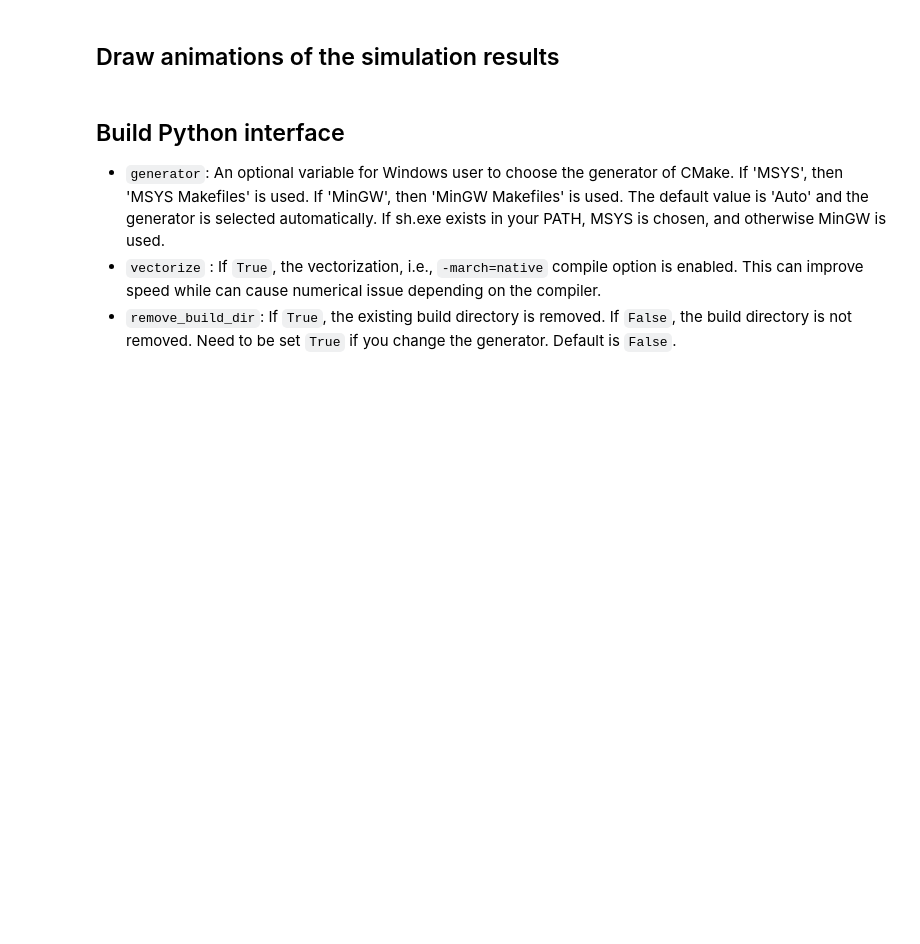
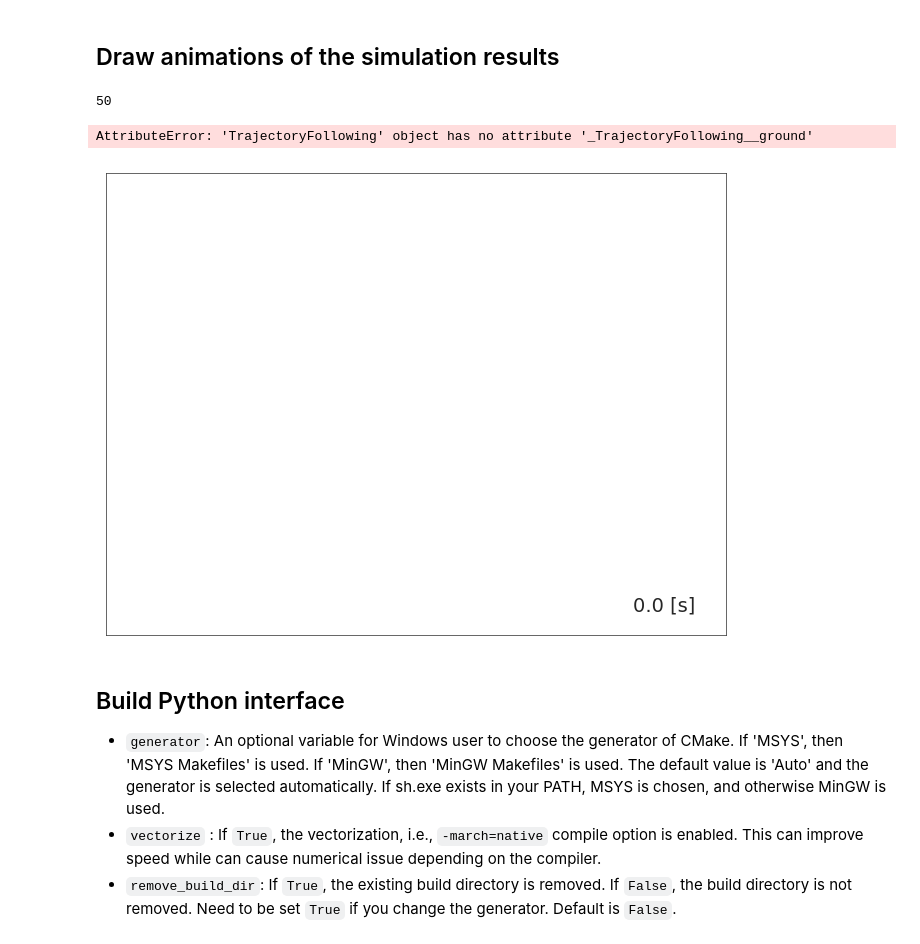
Before and after one commit to kyoichi-sugahara/autogenu-jupyter, a Jupyter notebook: trajectory_following.ipynb, the cells around one changed output. Saved outputs shown, nothing was run; the diff lists cells and outputs as text; code cells hidden in the pictures; blank space fills up the shorter version.

```diff
--- a/trajectory_following.ipynb
+++ b/trajectory_following.ipynb
@@ -134,9 +143,12 @@ Note: array indices start with 0
 from sympy import sin, cos, tan, exp, log, sinh, cosh, tanh, atan, diff, sqrt
 # %%
 # Define the state equation
-f = [v_in_reference_trajectory*sin(x[1]),
-     v_in_reference_trajectory*tan(x[2]) / wheel_base - curvature_in_reference_trajectory*v_in_reference_trajectory*cos(x[1]),
-     -1/τ*( x[2] - u[0] ) ]
+f = [
+    v_in_reference_trajectory * sin(x[1]),
+    v_in_reference_trajectory * tan(x[2]) / wheel_base
+    - curvature_in_reference_trajectory * v_in_reference_trajectory * cos(x[1]),
+    -1 / τ * (x[2] - u[0]),
+]
 
 # Define the constraints
 C = []
@@ -145,10 +157,13 @@ C = []
 h = []
 
 # Define the stage cost
-L = sum(q[i]*(x[i] - x_ref[i])**2 for i in range(nx))/2 + (r[0] * (u[0] - u_ref[0])**2)/2
+L = (
+    sum(q[i] * (x[i] - x_ref[i]) ** 2 for i in range(nx)) / 2
+    + (r[0] * (u[0] - u_ref[0]) ** 2) / 2
+)
 
 # Define the terminal cost
-phi = sum(q_terminal[i]*(x[i] - x_ref[i])**2 for i in range(nx))/2
+phi = sum(q_terminal[i] * (x[i] - x_ref[i]) ** 2 for i in range(nx)) / 2
 # %%
 # Set functions
 ag.set_functions(f, C, h, L, phi)
@@ -178,8 +197,16 @@ Set values for all parameters you defined.
 # %%
-ag.set_scalar_vars(['v_in_reference_trajectory', 1.0], ['curvature_in_reference_trajectory', -0.5],['smoothed_curvature_in_reference_trajectory', -0.5], ['wheel_base', 2.79],  ['τ', 0.3])
-ag.set_array_var('q', [1., 0.1, 0.00])
-ag.set_array_var('r', [0.2])
-ag.set_array_var('q_terminal', [1., 0.1, 0.00])
-ag.set_array_var('x_ref', [0, 0, 0])
-ag.set_array_var('u_ref', [atan(2.79 * -0.5)])  #arctan(L*curvature_in_reference_trajectory)
+ag.set_scalar_vars(
+    ["v_in_reference_trajectory", 1.0],
+    ["curvature_in_reference_trajectory", -0.5],
+    ["smoothed_curvature_in_reference_trajectory", -0.5],
+    ["wheel_base", 2.79],
+    ["τ", 0.3],
+)
+ag.set_array_var("q", [1.0, 0.1, 0.00])
+ag.set_array_var("r", [0.2])
+ag.set_array_var("q_terminal", [1.0, 0.1, 0.00])
+ag.set_array_var("x_ref", [0, 0, 0])
+ag.set_array_var(
+    "u_ref", [atan(2.79 * -0.5)]
+)  # arctan(L*curvature_in_reference_trajectory)
 print(atan(2.79 * -0.5))
@@ -281,9 +353,15 @@ plotter.save()
 # %% [markdown]
 ## Draw animations of the simulation results
 # %%
-# anim = autogenu.TrajectoryFollowing(log_dir=ag.get_ocp_log_dir(), log_name=ag.get_ocp_name())
-# anim.set_skip_frames(10)
-# anim.generate_animation()
+anim = autogenu.TrajectoryFollowing(
+    log_dir=ag.get_ocp_log_dir(), log_name=ag.get_ocp_name()
+)
+anim.set_skip_frames(10)
+anim.generate_animation()
+# %% [output]
+50
+AttributeError: 'TrajectoryFollowing' object has no attribute '_TrajectoryFollowing__ground'
+[figure, added]
 # %% [markdown]
 ## Build Python interface
 
```
Also changed, not shown: parts of 11 cells of this notebook, 5 other files.
